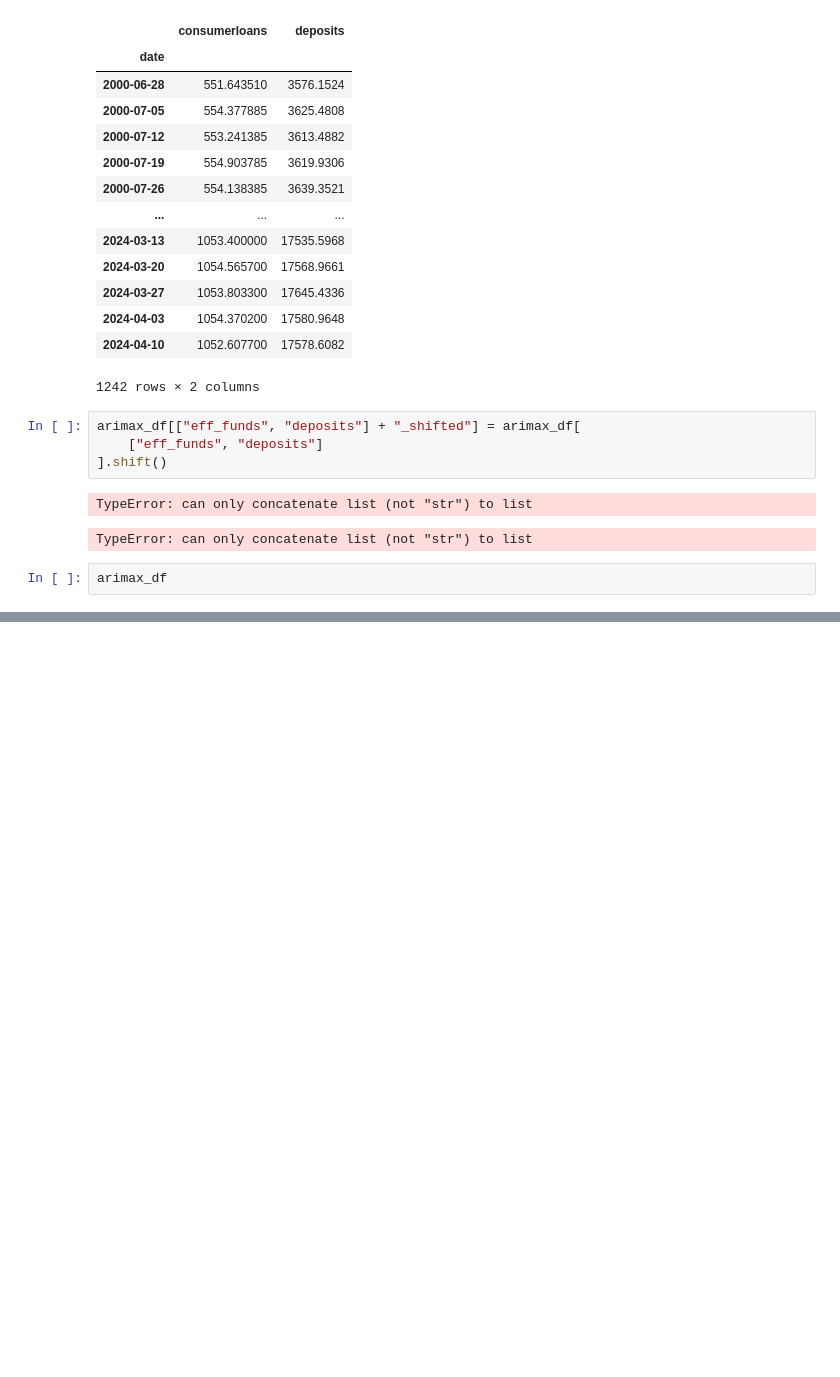
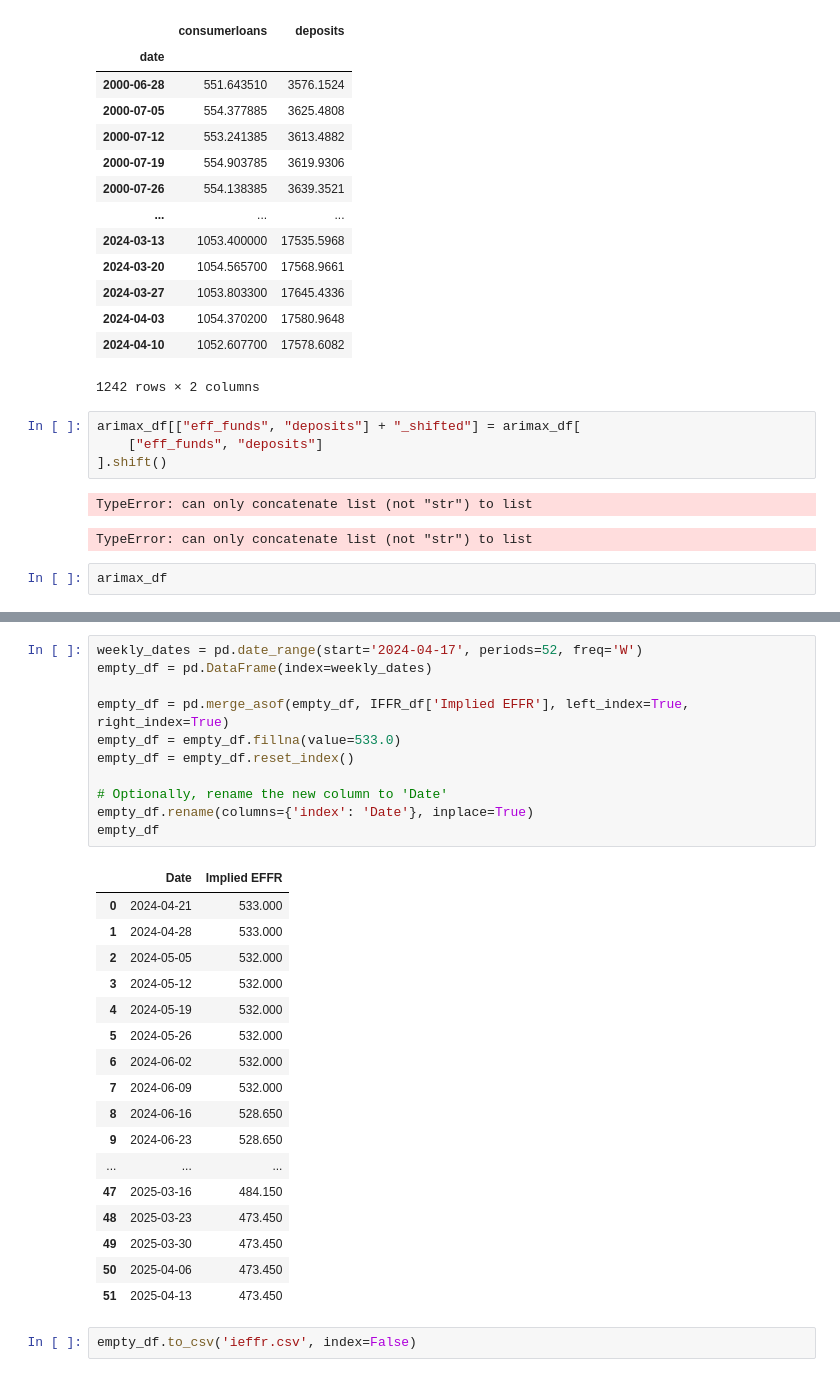
Before and after one commit to evanglas/forecasting-project, a Jupyter notebook: michael.ipynb, the cells around one changed output, grey strips where cells are left out. Cells and saved outputs as stored; diff of their text form; blank space fills up the shorter version.

Commit message:
added ieffr.csv

```diff
--- a/michael.ipynb
+++ b/michael.ipynb
@@ -616,0 +614,31 @@ df
+# %%
+weekly_dates = pd.date_range(start='2024-04-17', periods=52, freq='W')
+empty_df = pd.DataFrame(index=weekly_dates)
+
+empty_df = pd.merge_asof(empty_df, IFFR_df['Implied EFFR'], left_index=True, right_index=True)
+empty_df = empty_df.fillna(value=533.0)
+empty_df = empty_df.reset_index()
+
+# Optionally, rename the new column to 'Date'
+empty_df.rename(columns={'index': 'Date'}, inplace=True)
+empty_df
+# %% [output]
+|  | Date | Implied EFFR |
+| 0 | 2024-04-21 | 533.000 |
+| 1 | 2024-04-28 | 533.000 |
+| 2 | 2024-05-05 | 532.000 |
+| 3 | 2024-05-12 | 532.000 |
+| 4 | 2024-05-19 | 532.000 |
+| 5 | 2024-05-26 | 532.000 |
+| 6 | 2024-06-02 | 532.000 |
+| 7 | 2024-06-09 | 532.000 |
+| 8 | 2024-06-16 | 528.650 |
+| 9 | 2024-06-23 | 528.650 |
+| ... | ... | ... |
+| 47 | 2025-03-16 | 484.150 |
+| 48 | 2025-03-23 | 473.450 |
+| 49 | 2025-03-30 | 473.450 |
+| 50 | 2025-04-06 | 473.450 |
+| 51 | 2025-04-13 | 473.450 |
+# %%
+empty_df.to_csv('ieffr.csv', index=False)
```
Also changed, not shown: parts of 2 cells of this notebook, 2 other files.
